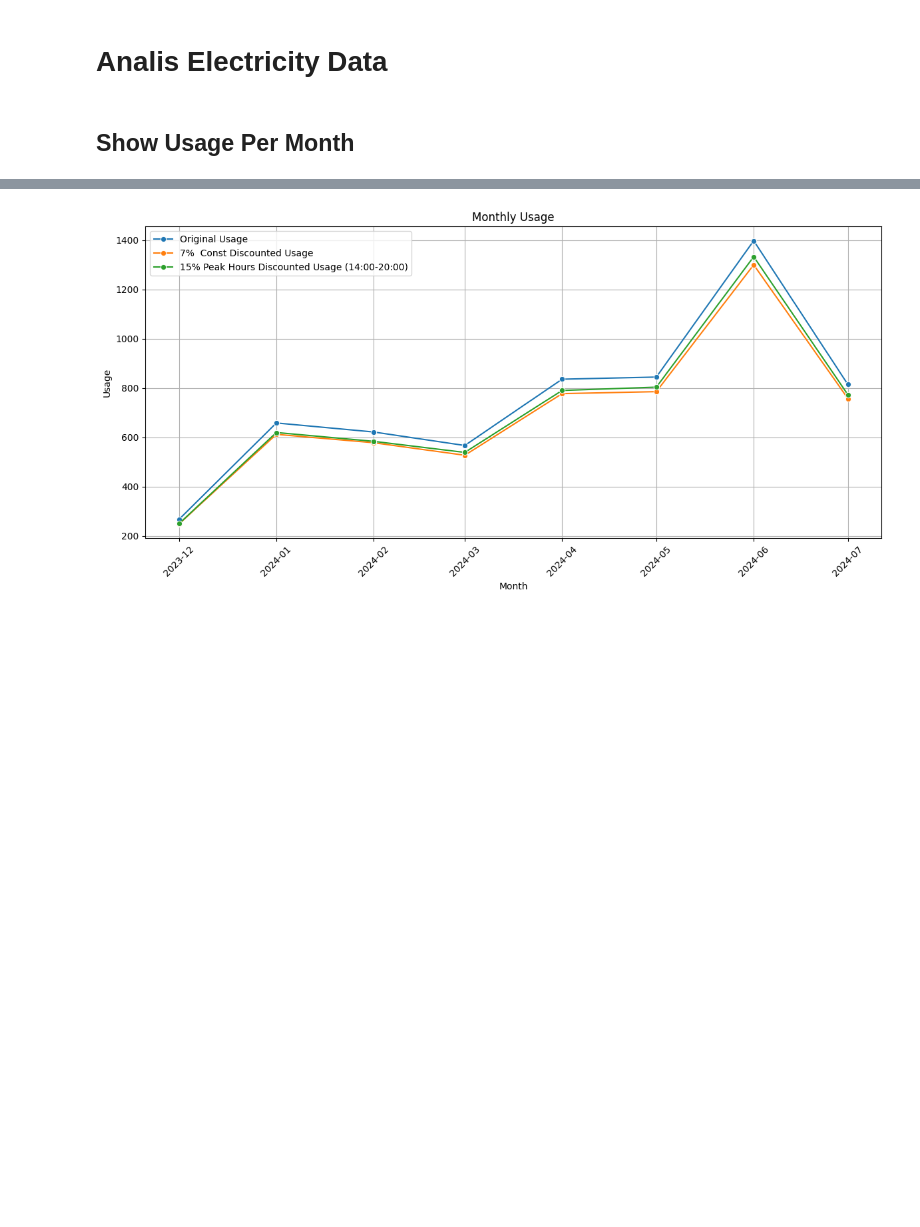
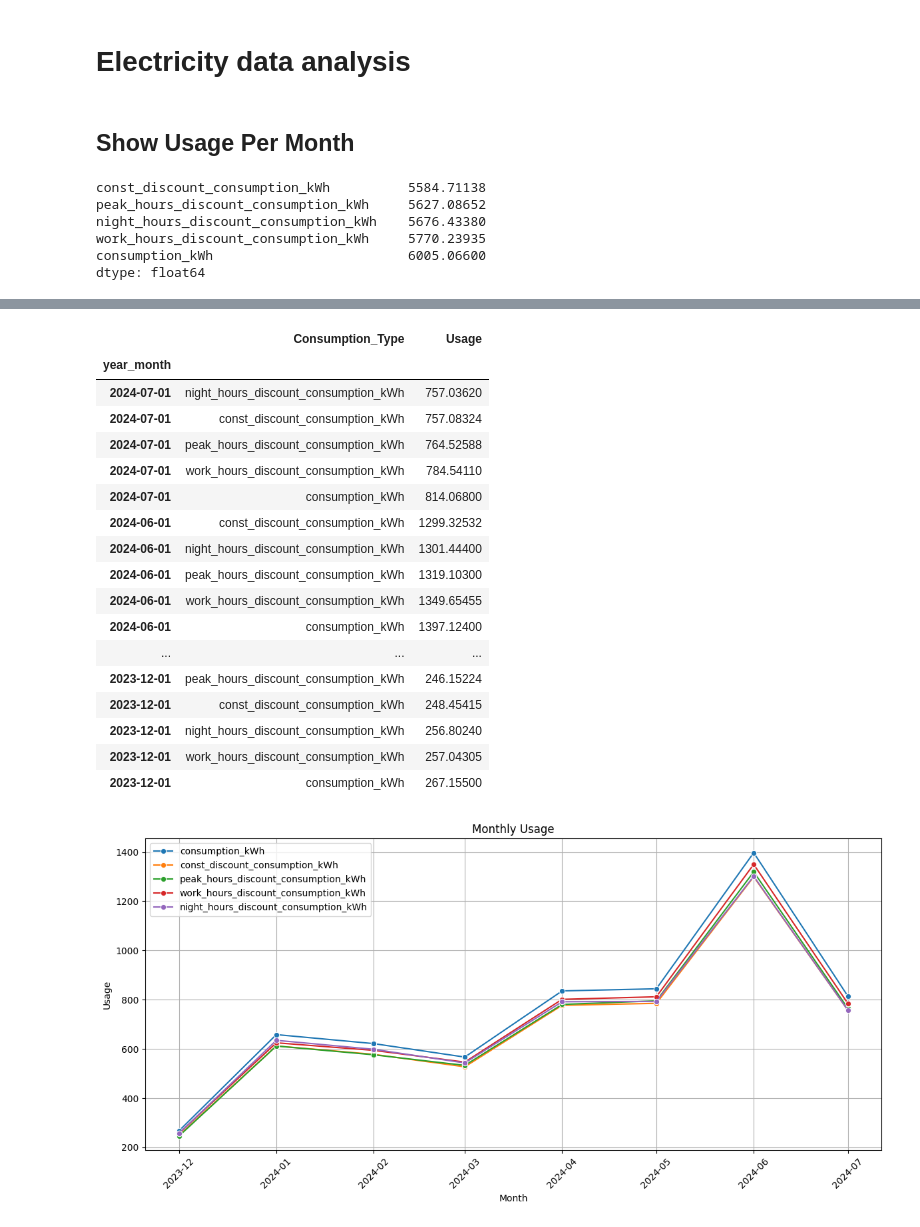
Before and after one commit to yoavh/Electricity_data_analysis, a Jupyter notebook: electricity_reform/Power_consumption_analysis.ipynb, the cells around one changed output, grey strips where cells are left out. Saved outputs shown, nothing was run; the diff lists cells and outputs as text; code cells hidden in the pictures; blank space fills up the shorter version.

Commit message:
Added more consumption types

```diff
--- a/electricity_reform/Power_consumption_analysis.ipynb
+++ b/electricity_reform/Power_consumption_analysis.ipynb
@@ -1,5 +1,5 @@
 # %% [markdown]
-# Analis Electricity Data
+# Electricity data analysis
 # %%
 import pandas as pd
 import seaborn as sns
@@ -77,6 +119,19 @@ file_name = 'meter_23209887_LP_18-07-2024.csv'
 data_path = os.path.join(data_folder_path, file_name)
 # Load CSV file
 df = load_csv(data_path)
+monthly_usage = process_data(df)
 
-show_plot(df)
+# Melt the DataFrame for easier plotting with seaborn
+melted_df = monthly_usage.melt(id_vars='year_month', var_name='Consumption_Type', value_name='Usage')
+
+display(monthly_usage)
+display(melted_df.sort_values(by=['year_month', 'Usage'], ascending=[False, True]).set_index('year_month'))
+show_plot(melted_df)
+show_barplot(melted_df)
 # %% [output]
+const_discount_consumption_kWh          5584.71138
+peak_hours_discount_consumption_kWh     5627.08652
+night_hours_discount_consumption_kWh    5676.43380
+work_hours_discount_consumption_kWh     5770.23935
+consumption_kWh                         6005.06600
+dtype: float64
@@ -83 +147,19 @@ show_plot(df)
+|  | Consumption_Type | Usage |
+| year_month |  |  |
+| 2024-07-01 | night_hours_discount_consumption_kWh | 757.03620 |
+| 2024-07-01 | const_discount_consumption_kWh | 757.08324 |
+| 2024-07-01 | peak_hours_discount_consumption_kWh | 764.52588 |
+| 2024-07-01 | work_hours_discount_consumption_kWh | 784.54110 |
+| 2024-07-01 | consumption_kWh | 814.06800 |
+| 2024-06-01 | const_discount_consumption_kWh | 1299.32532 |
+| 2024-06-01 | night_hours_discount_consumption_kWh | 1301.44400 |
+| 2024-06-01 | peak_hours_discount_consumption_kWh | 1319.10300 |
+| 2024-06-01 | work_hours_discount_consumption_kWh | 1349.65455 |
+| 2024-06-01 | consumption_kWh | 1397.12400 |
+| ... | ... | ... |
+| 2023-12-01 | peak_hours_discount_consumption_kWh | 246.15224 |
+| 2023-12-01 | const_discount_consumption_kWh | 248.45415 |
+| 2023-12-01 | night_hours_discount_consumption_kWh | 256.80240 |
+| 2023-12-01 | work_hours_discount_consumption_kWh | 257.04305 |
+| 2023-12-01 | consumption_kWh | 267.15500 |
-[figure, old version]
+[figure, new version]
```
Also changed, not shown: parts of 2 cells of this notebook.
